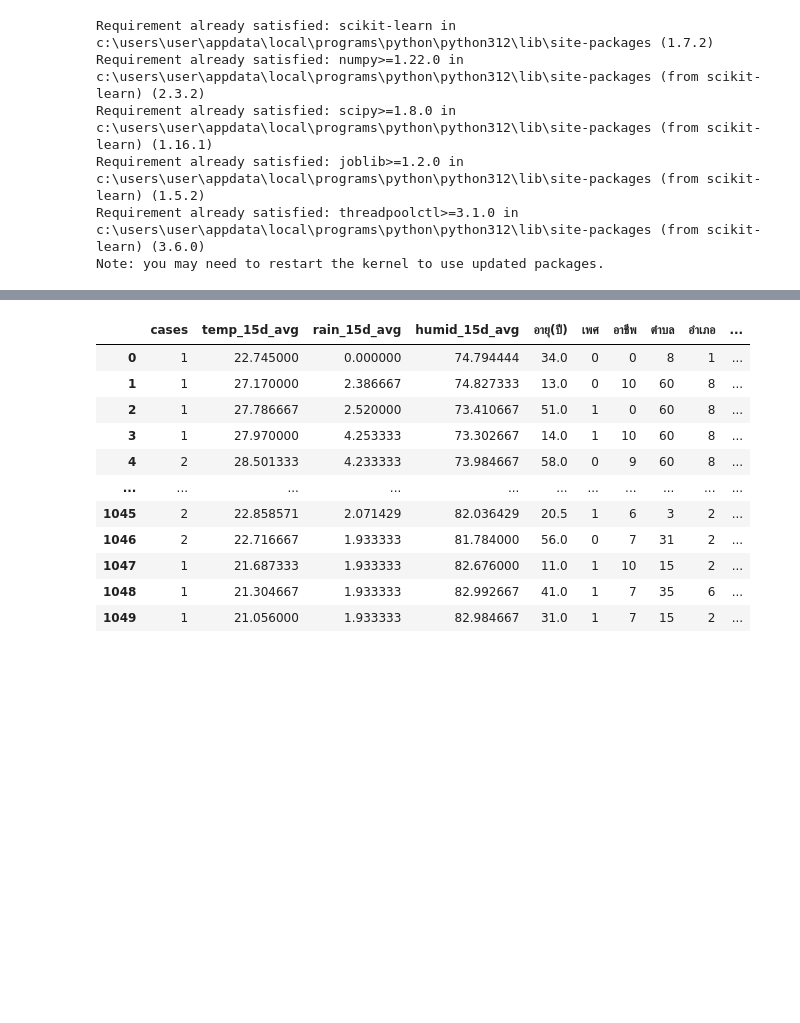
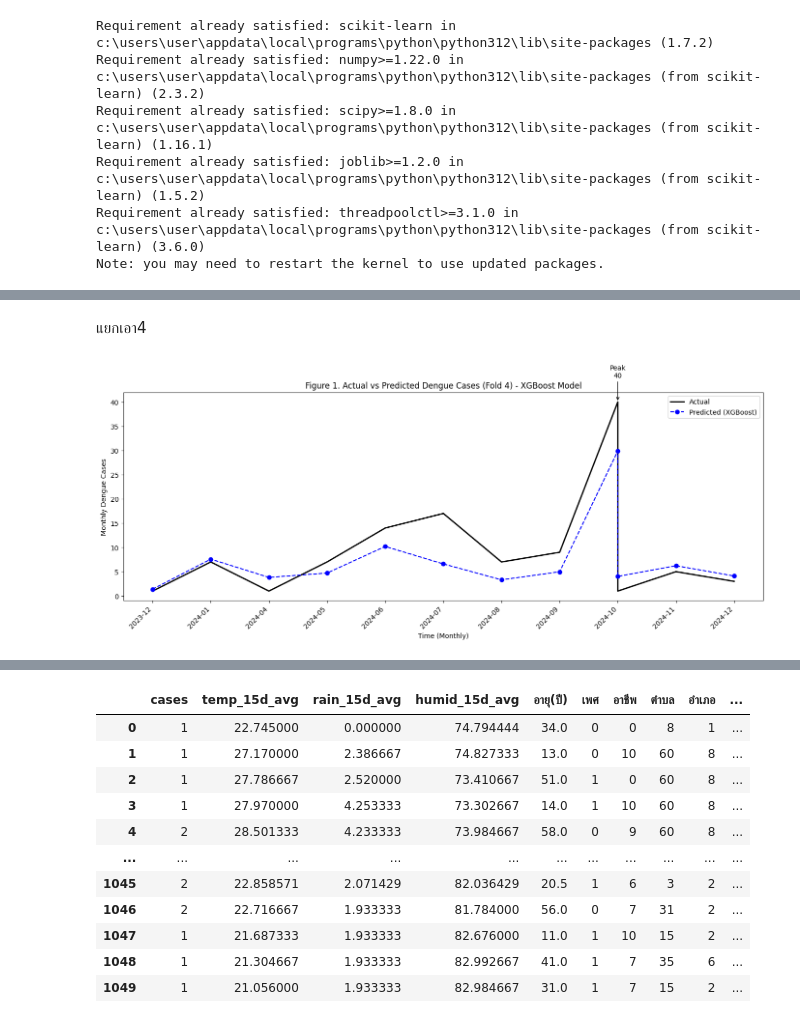
Before and after one commit to nisawaraa/earn-flask, a Jupyter notebook: Copy_of_Untitled14 (2).ipynb, the cells around one changed output, grey strips where cells are left out. Cells and saved outputs as stored; diff of their text form; code cells hidden in the pictures; blank space fills up the shorter version.

Commit message:
Initial commit: add dengue fever prediction project

```diff
--- a/Copy_of_Untitled14 (2).ipynb
+++ b/Copy_of_Untitled14 (2).ipynb
@@ -38,0 +821,2 @@ Note: you may need to restart the kernel to use updated packages.
+# %% [markdown]
+แยกเอา4
@@ -38,0 +993,35 @@ Note: you may need to restart the kernel to use updated packages.
+# %%
+# -----------------------------
+# 🧭 FIX: Sort test set by date before plotting
+# -----------------------------
+plot_df = pd.DataFrame({
+    "date_str": X_test_dates['date_str'],
+    "Actual": y_test.values,
+    "Predicted": y_pred
+}).sort_values("date_str")  # ✅ เรียงวันที่
+
+plt.figure(figsize=(14,6))
+plt.plot(plot_df['date_str'], plot_df['Actual'], label='Actual', color='black', linewidth=2)
+plt.plot(plot_df['date_str'], plot_df['Predicted'], label='Predicted (XGBoost)',
+         color='blue', linestyle='--', marker='o')
+
+# 🔸 Annotate Peak
+peak_idx = plot_df['Actual'].idxmax()
+peak_date = plot_df.loc[peak_idx, 'date_str']
+peak_val = plot_df.loc[peak_idx, 'Actual']
+
+plt.annotate(f"Peak\n{peak_val:.0f}",
+             xy=(plot_df.index.get_loc(peak_idx), peak_val),
+             xytext=(plot_df.index.get_loc(peak_idx), peak_val + 5),
+             ha='center', arrowprops=dict(facecolor='red', arrowstyle='->'))
+
+plt.xticks(rotation=45, ha='right')
+plt.xlabel("Time (Monthly)")
+plt.ylabel("Monthly Dengue Cases")
+plt.title("Figure 1. Actual vs Predicted Dengue Cases (Fold 4) - XGBoost Model")
+plt.legend()
+plt.tight_layout()
+plt.savefig("figure1_actual_vs_predicted_sorted.png", dpi=300, bbox_inches='tight')
+plt.show()
+# %% [output]
+[figure, added]
```
Also changed, not shown: parts of 35 cells of this notebook, 17 other files.
